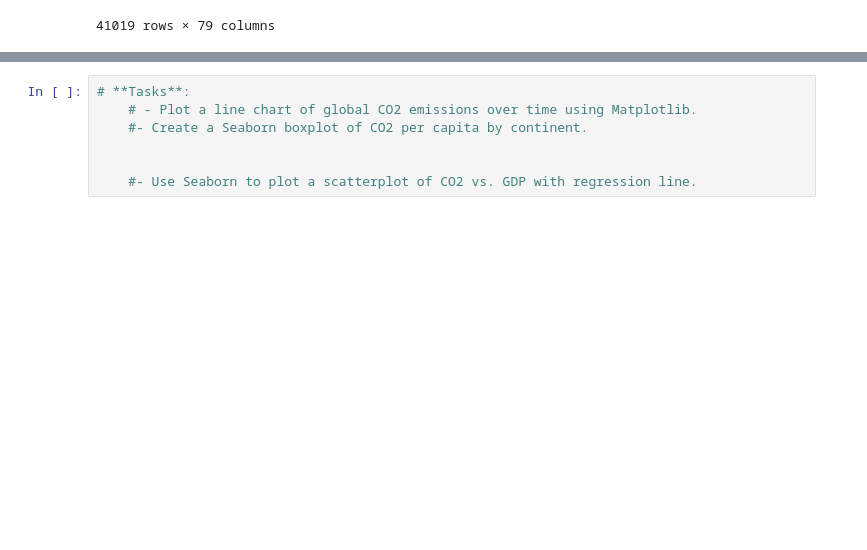
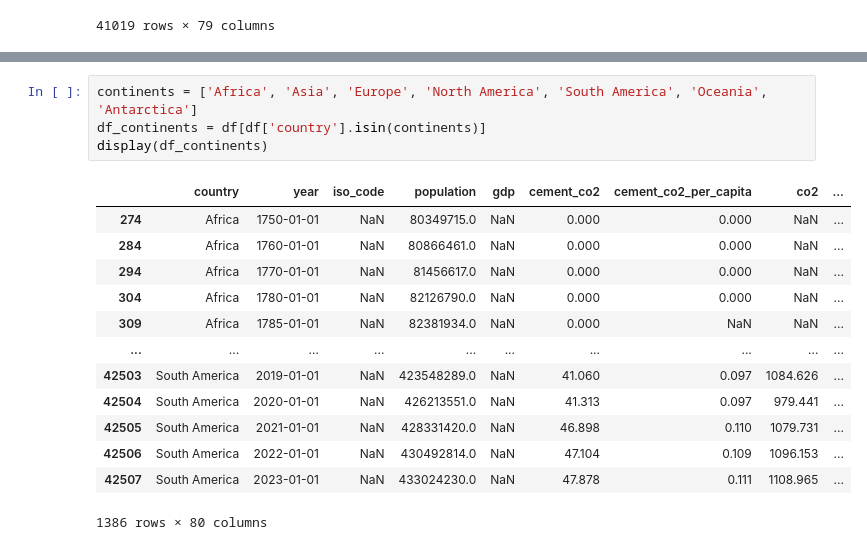
Before and after one commit to gappeah/Analyzing-Global-CO2-Emissions, a Jupyter notebook: main.ipynb, the cells around one changed output, grey strips where cells are left out. Cells and saved outputs as stored; diff of their text form; blank space fills up the shorter version.

```diff
--- a/main.ipynb
+++ b/main.ipynb
@@ -240,9 +242,20 @@ display(df)
 | 50190 | Zimbabwe | 2023-01-01 | ZWE | 16340829.0 | NaN | 0.531 | 0.032 | 11.164 | ... |
 41019 rows × 80 columns
 # %%
-# **Tasks**:
-    # - Plot a line chart of global CO2 emissions over time using Matplotlib.
-    #- Create a Seaborn boxplot of CO2 per capita by continent.
-
-
-    #- Use Seaborn to plot a scatterplot of CO2 vs. GDP with regression line.
+continents = ['Africa', 'Asia', 'Europe', 'North America', 'South America', 'Oceania', 'Antarctica']
+df_continents = df[df['country'].isin(continents)]
+display(df_continents)
+# %% [output]
+|  | country | year | iso_code | population | gdp | cement_co2 | cement_co2_per_capita | co2 | ... |
+| 274 | Africa | 1750-01-01 | NaN | 80349715.0 | NaN | 0.000 | 0.000 | NaN | ... |
+| 284 | Africa | 1760-01-01 | NaN | 80866461.0 | NaN | 0.000 | 0.000 | NaN | ... |
+| 294 | Africa | 1770-01-01 | NaN | 81456617.0 | NaN | 0.000 | 0.000 | NaN | ... |
+| 304 | Africa | 1780-01-01 | NaN | 82126790.0 | NaN | 0.000 | 0.000 | NaN | ... |
+| 309 | Africa | 1785-01-01 | NaN | 82381934.0 | NaN | 0.000 | NaN | NaN | ... |
+| ... | ... | ... | ... | ... | ... | ... | ... | ... | ... |
+| 42503 | South America | 2019-01-01 | NaN | 423548289.0 | NaN | 41.060 | 0.097 | 1084.626 | ... |
+| 42504 | South America | 2020-01-01 | NaN | 426213551.0 | NaN | 41.313 | 0.097 | 979.441 | ... |
+| 42505 | South America | 2021-01-01 | NaN | 428331420.0 | NaN | 46.898 | 0.110 | 1079.731 | ... |
+| 42506 | South America | 2022-01-01 | NaN | 430492814.0 | NaN | 47.104 | 0.109 | 1096.153 | ... |
+| 42507 | South America | 2023-01-01 | NaN | 433024230.0 | NaN | 47.878 | 0.111 | 1108.965 | ... |
+1386 rows × 80 columns
```
Also changed, not shown: parts of 4 cells of this notebook.
